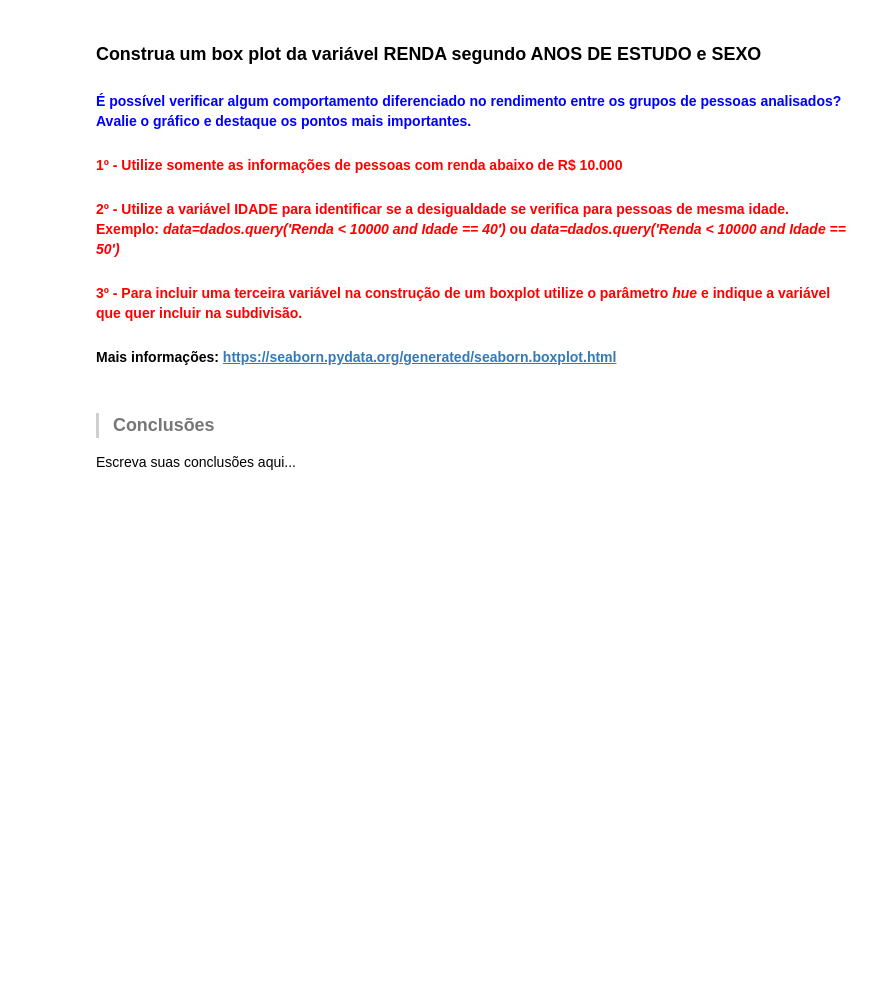
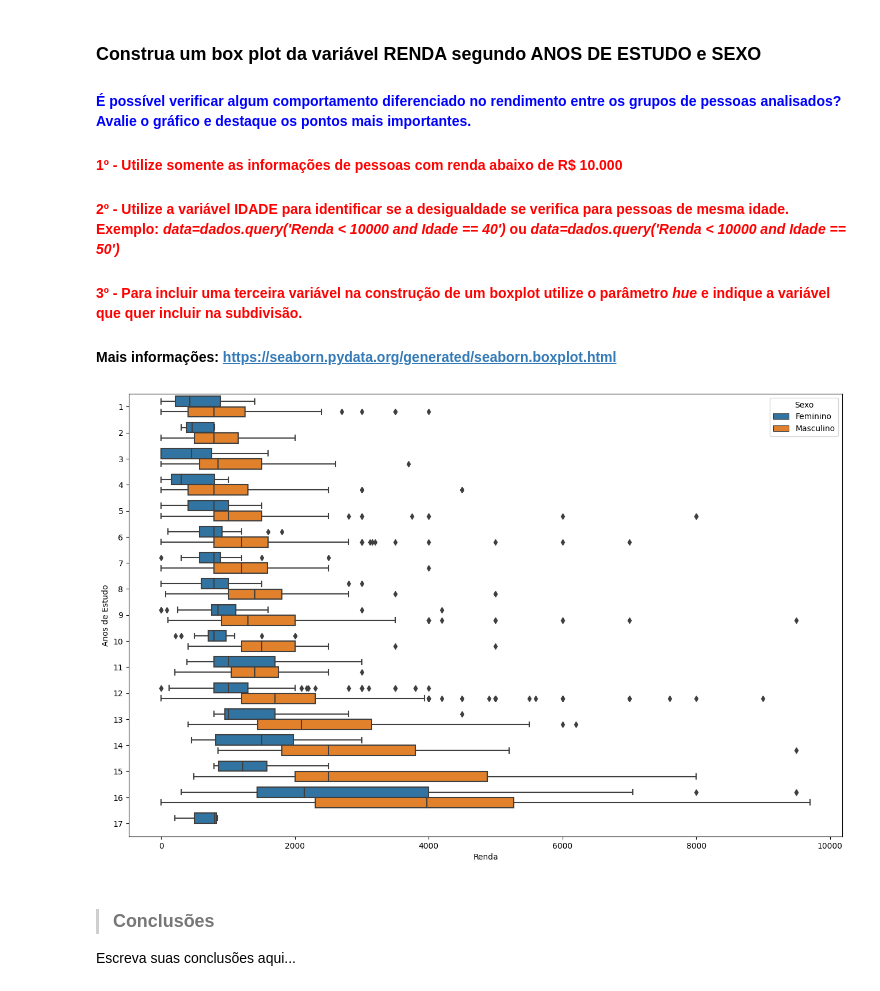
Before and after one commit to smcco94/DataAnalytics, a Jupyter notebook: Formação_Data_Sciency/Modulo_1/Projetos/Analise_Descritiva/Análise_Descritiva.ipynb, the cells around one changed output. Drawn from its saved outputs; the diff is of its cells as text; code cells hidden in the pictures; blank space fills up the shorter version.

```diff
--- a/Formação_Data_Sciency/Modulo_1/Projetos/Analise_Descritiva/Análise_Descritiva.ipynb
+++ b/Formação_Data_Sciency/Modulo_1/Projetos/Analise_Descritiva/Análise_Descritiva.ipynb
@@ -536,6 +568,11 @@ from scipy import stats
 #### <font color='red'>2º - Utilize a variável IDADE para identificar se a desigualdade se verifica para pessoas de mesma idade. Exemplo: <i>data=dados.query('Renda < 10000 and Idade == 40')</i> ou <i>data=dados.query('Renda < 10000 and Idade == 50')</i></font>
 #### <font color='red'>3º - Para incluir uma terceira variável na construção de um boxplot utilize o parâmetro <i>hue</i> e indique a variável que quer incluir na subdivisão.</font>
 #### Mais informações: https://seaborn.pydata.org/generated/seaborn.boxplot.html
+# %%
+plt.figure(figsize=(16,10))
+sns.boxplot(data = dados_plot.query('Renda < 10000 and Idade == 40'), x = 'Renda', y = 'Anos de Estudo', hue = 'Sexo', orient = 'h')
+# %% [output]
+[figure, added]
 # %% [markdown]
 > ### Conclusões
 
```
Also changed, not shown: parts of 5 cells of this notebook.
